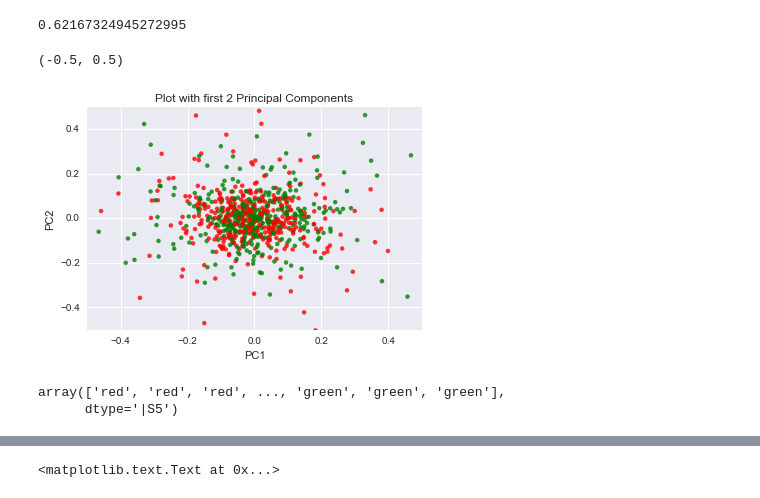
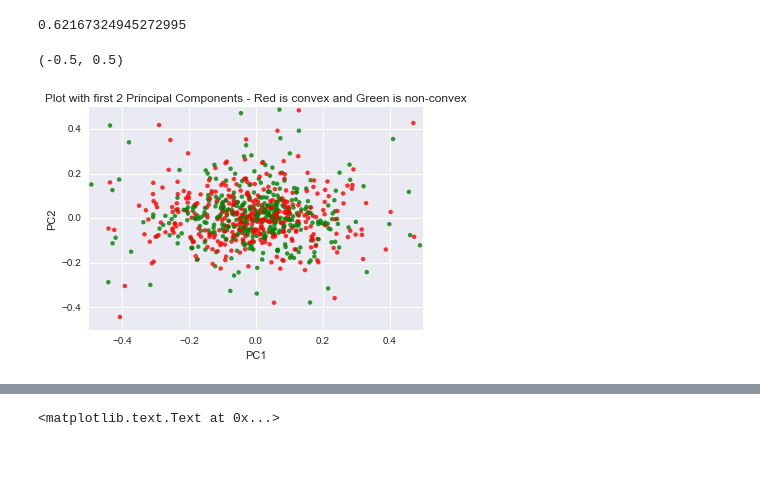
Before and after one commit to ysriram1/SVM-Convex-Images, a Jupyter notebook: script.ipynb, the cells around one changed output, grey strips where cells are left out. Cells and saved outputs as stored; diff of their text form; code cells hidden in the pictures; blank space fills up the shorter version.

```diff
--- a/script.ipynb
+++ b/script.ipynb
@@ -85,5 +85,4 @@ plt.legend()
 # %%
 # visulize the datapoints using PCA
 from sklearn.decomposition import PCA
-pca = PCA().fit(X)
-pca_X = pca.transform(X)
+% time pca = PCA().fit(X); pca_X = pca.transform(X)
@@ -96,23 +97,24 @@ sum(pca.explained_variance_ratio_[:2])
 sum(pca.explained_variance_ratio_[:3])
 # %% [output]
 0.62167324945272995
+# %%
+pca_X_red = pca_X.copy()
+pca_red = np.column_stack([pca_X_red, np.array(Y)])
+np.random.shuffle(pca_red)
+pca_red = pca_red[:1000]
 # %%
 # plotting to see how the results look
-colors = np.array(['red' if x == 1 else 'green' for x in list(Y_test)])
-sns.regplot(pca_X[0], pca_X[1], fit_reg=False, scatter_kws={'c':colors}) # low alpha helps viz the density
+colors = np.array(['red' if x == 1 else 'green' for x in list(pca_red[:,-1])])
+
+sns.regplot(pca_red[0], pca_red[1], fit_reg=False, scatter_kws={'c':colors})
 plt.xlabel('PC1')
 plt.ylabel('PC2')
-plt.title('Plot with first 2 Principal Components')
+plt.title('Plot with first 2 Principal Components - Red is convex and Green is non-convex')
 plt.legend()
 
 # zooming in to avoid outliers
 plt.xlim([-0.5,0.5])
 plt.ylim([-0.5,0.5])
 # %% [output]
 (-0.5, 0.5)
-[figure, old version]
+[figure, new version]
-# %%
-colors
-# %% [output]
-array(['red', 'red', 'red', ..., 'green', 'green', 'green'],
-      dtype='|S5')
```
Also changed, not shown: parts of 16 cells of this notebook.
